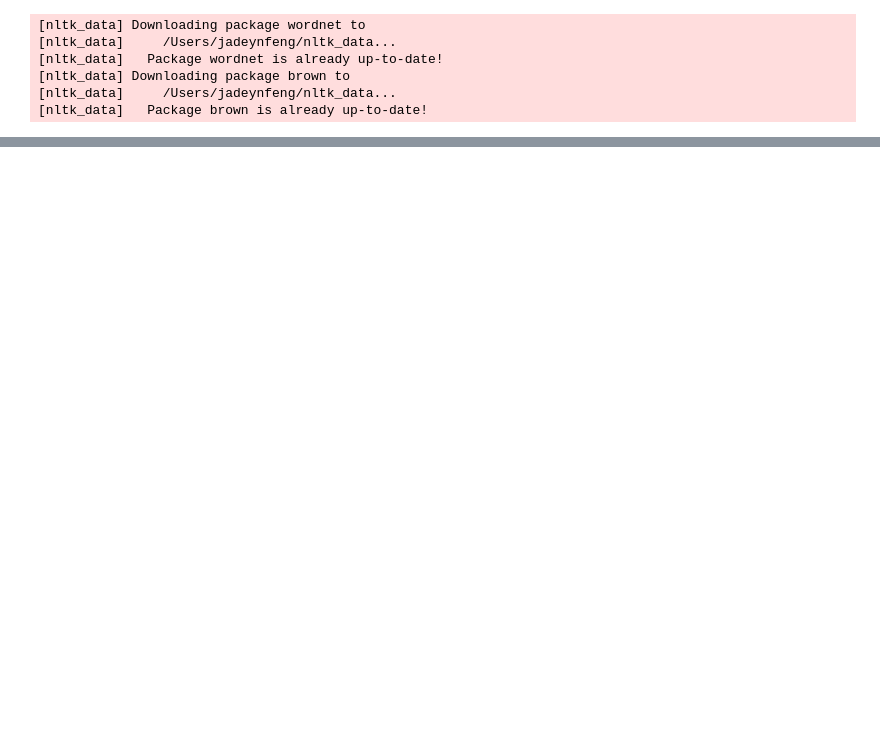
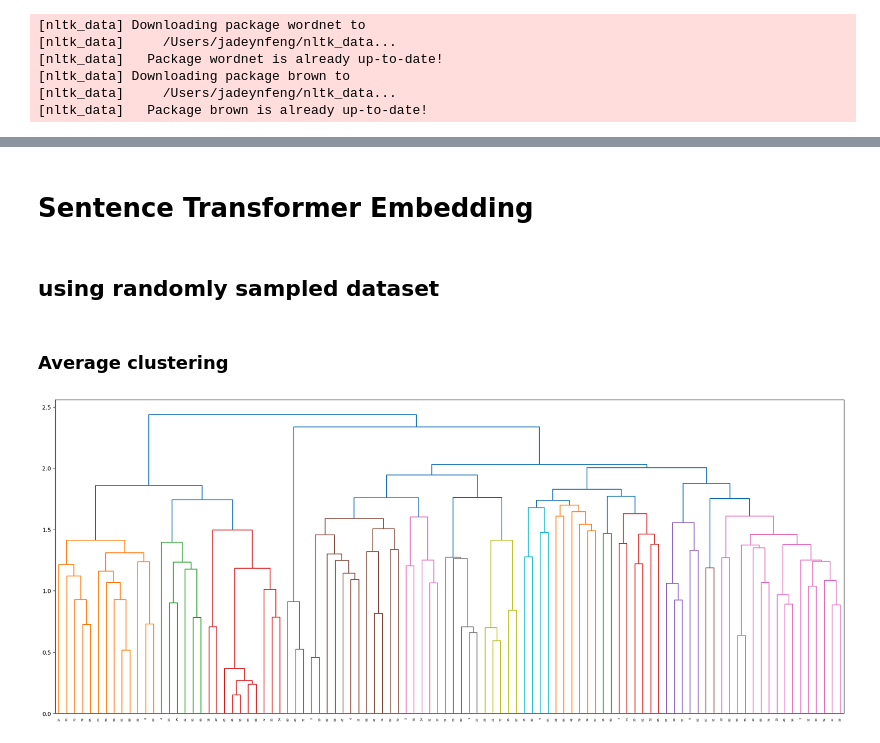
Before and after one commit to nlp-tlp/Hons24-Jadeyn, a Jupyter notebook: Sentence_Similarity/experiment.ipynb, the cells around one changed output, grey strips where cells are left out. Saved outputs shown, nothing was run; the diff lists cells and outputs as text; code cells hidden in the pictures; blank space fills up the shorter version.

```diff
--- a/Sentence_Similarity/experiment.ipynb
+++ b/Sentence_Similarity/experiment.ipynb
@@ -179,0 +208,21 @@ IndexError: invalid index to scalar variable.
+# %% [markdown]
+# Sentence Transformer Embedding
+# %% [markdown]
+## using randomly sampled dataset
+# %%
+from sentence_transformers import SentenceTransformer
+from scipy.cluster.hierarchy import fcluster
+
+model = SentenceTransformer("all-MiniLM-L6-v2")
+embeddings = model.encode(random_sampled_dataset)
+
+similarity_matrix2 = model.similarity(embeddings,embeddings)
+# %% [markdown]
+### Average clustering
+# %%
+Z = linkage(similarity_matrix2, 'average')
+fig = plt.figure(figsize=(25, 10))
+dn = dendrogram(Z)
+plt.show()
+# %% [output]
+[figure, added]
```
Also changed, not shown: parts of 35 cells of this notebook, 4 other files.
